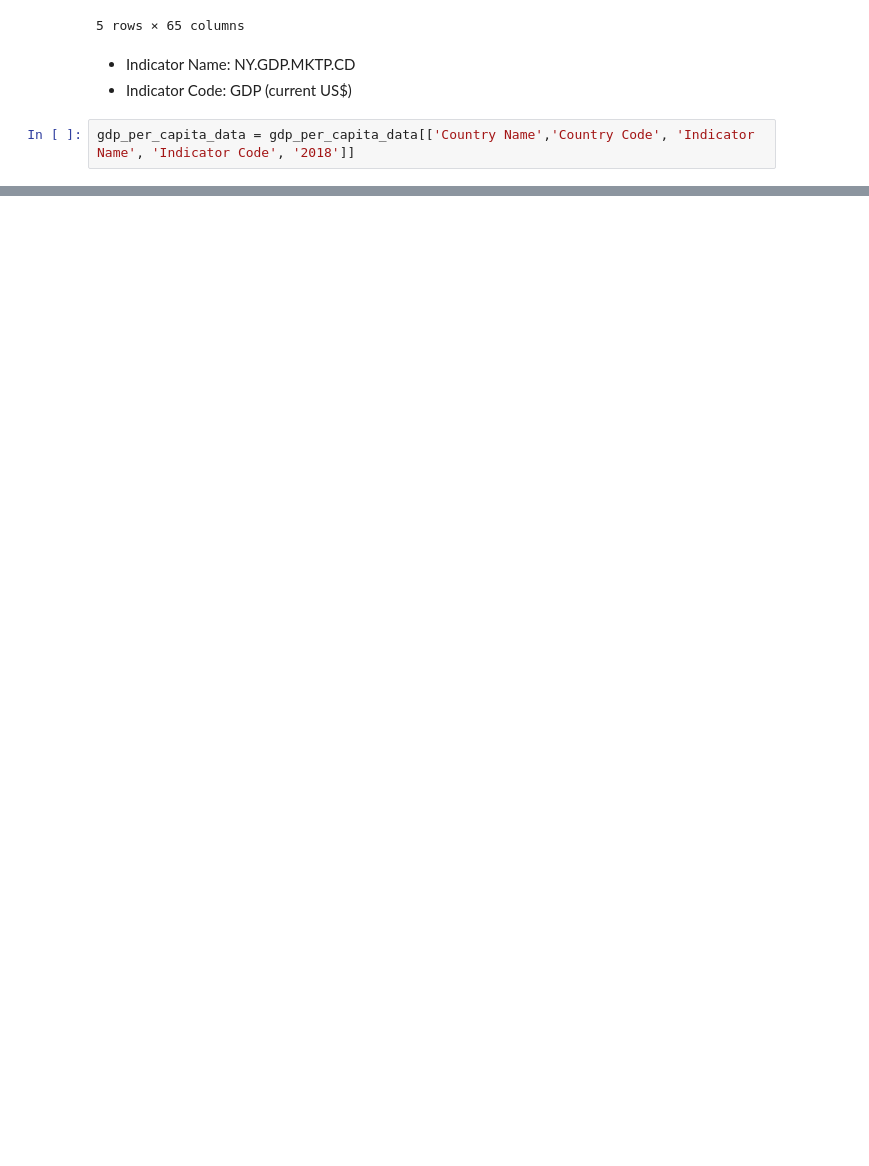
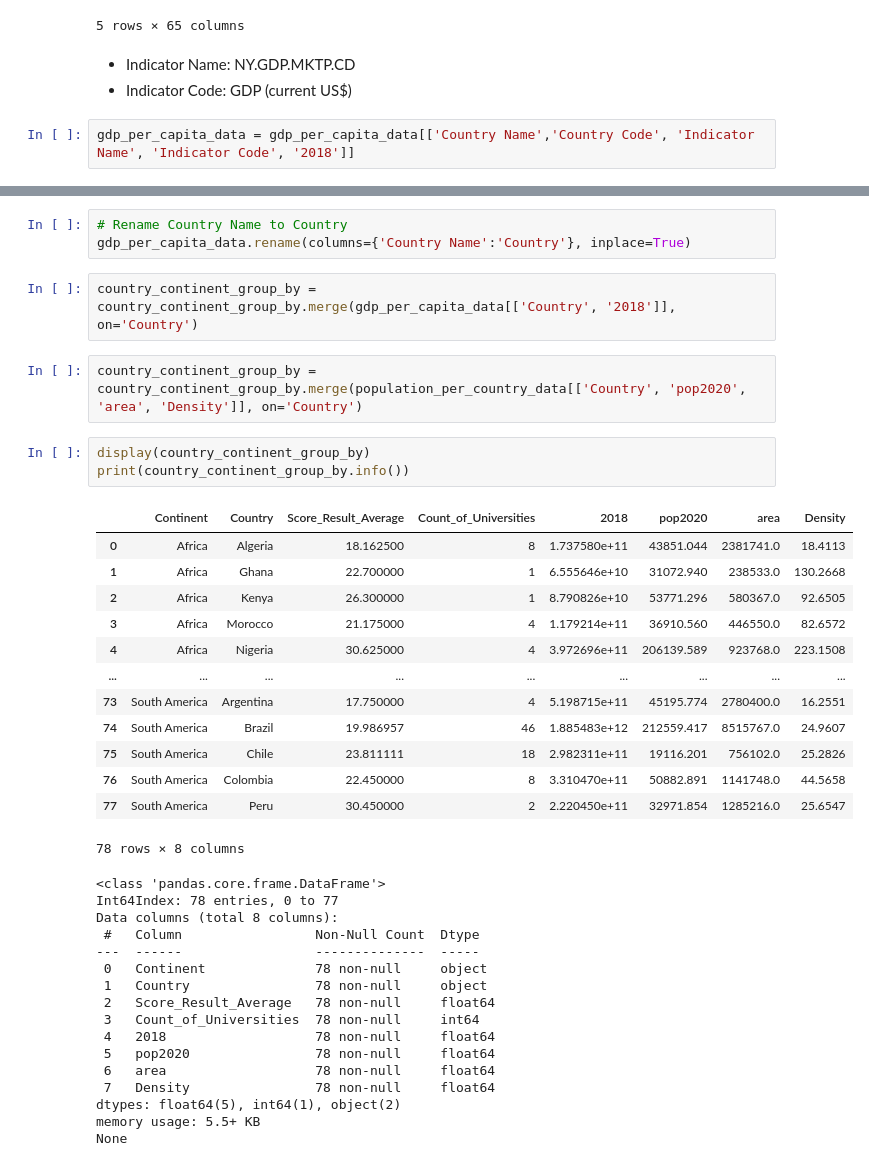
Before and after one commit to richdayandnight/univ-rankings-2020, a Jupyter notebook: University Rankings 2020 EDA.ipynb, the cells around one changed output, grey strips where cells are left out. Cells and saved outputs as stored; diff of their text form; blank space fills up the shorter version.

```diff
--- a/University Rankings 2020 EDA.ipynb
+++ b/University Rankings 2020 EDA.ipynb
@@ -479,0 +596,40 @@ memory usage: 10.4+ KB
+# %%
+# Rename Country Name to Country
+gdp_per_capita_data.rename(columns={'Country Name':'Country'}, inplace=True)
+# %%
+country_continent_group_by = country_continent_group_by.merge(gdp_per_capita_data[['Country', '2018']], on='Country')
+# %%
+country_continent_group_by = country_continent_group_by.merge(population_per_country_data[['Country', 'pop2020', 'area', 'Density']], on='Country')
+# %%
+display(country_continent_group_by)
+print(country_continent_group_by.info())
+# %% [output]
+|  | Continent | Country | Score_Result_Average | Count_of_Universities | 2018 | pop2020 | area | Density |
+| 0 | Africa | Algeria | 18.162500 | 8 | 1.737580e+11 | 43851.044 | 2381741.0 | 18.4113 |
+| 1 | Africa | Ghana | 22.700000 | 1 | 6.555646e+10 | 31072.940 | 238533.0 | 130.2668 |
+| 2 | Africa | Kenya | 26.300000 | 1 | 8.790826e+10 | 53771.296 | 580367.0 | 92.6505 |
+| 3 | Africa | Morocco | 21.175000 | 4 | 1.179214e+11 | 36910.560 | 446550.0 | 82.6572 |
+| 4 | Africa | Nigeria | 30.625000 | 4 | 3.972696e+11 | 206139.589 | 923768.0 | 223.1508 |
+| ... | ... | ... | ... | ... | ... | ... | ... | ... |
+| 73 | South America | Argentina | 17.750000 | 4 | 5.198715e+11 | 45195.774 | 2780400.0 | 16.2551 |
+| 74 | South America | Brazil | 19.986957 | 46 | 1.885483e+12 | 212559.417 | 8515767.0 | 24.9607 |
+| 75 | South America | Chile | 23.811111 | 18 | 2.982311e+11 | 19116.201 | 756102.0 | 25.2826 |
+| 76 | South America | Colombia | 22.450000 | 8 | 3.310470e+11 | 50882.891 | 1141748.0 | 44.5658 |
+| 77 | South America | Peru | 30.450000 | 2 | 2.220450e+11 | 32971.854 | 1285216.0 | 25.6547 |
+78 rows × 8 columns
+<class 'pandas.core.frame.DataFrame'>
+Int64Index: 78 entries, 0 to 77
+Data columns (total 8 columns):
+ #   Column                 Non-Null Count  Dtype
+---  ------                 --------------  -----
+ 0   Continent              78 non-null     object
+ 1   Country                78 non-null     object
+ 2   Score_Result_Average   78 non-null     float64
+ 3   Count_of_Universities  78 non-null     int64
+ 4   2018                   78 non-null     float64
+ 5   pop2020                78 non-null     float64
+ 6   area                   78 non-null     float64
+ 7   Density                78 non-null     float64
+dtypes: float64(5), int64(1), object(2)
+memory usage: 5.5+ KB
+None
```
Also changed, not shown: parts of 38 cells of this notebook.
